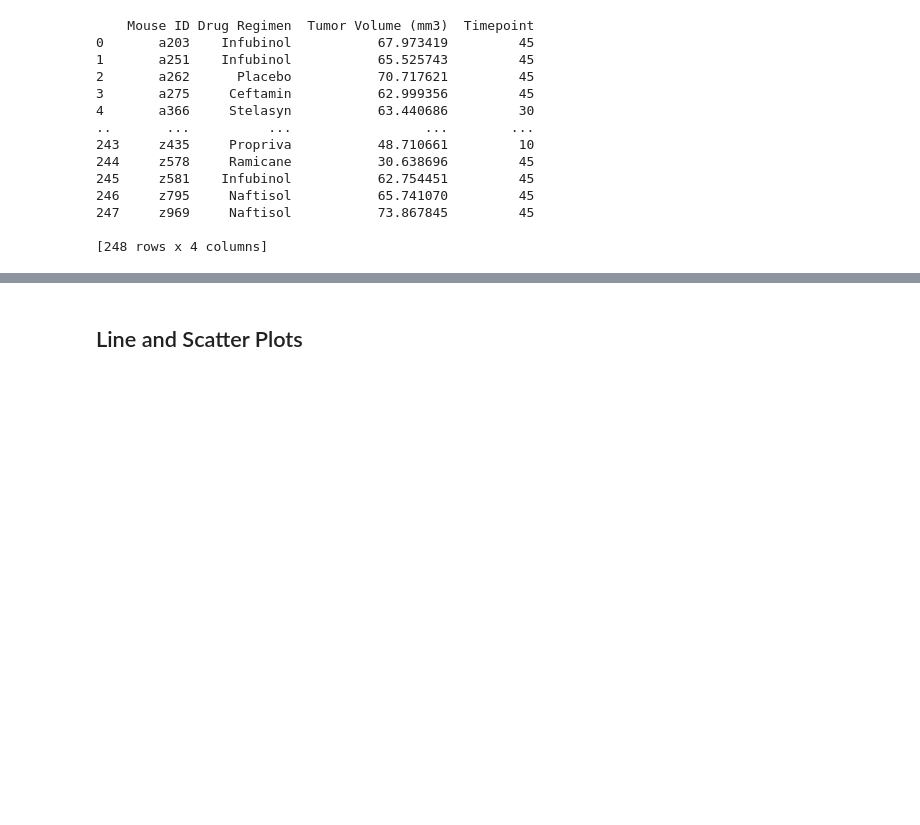
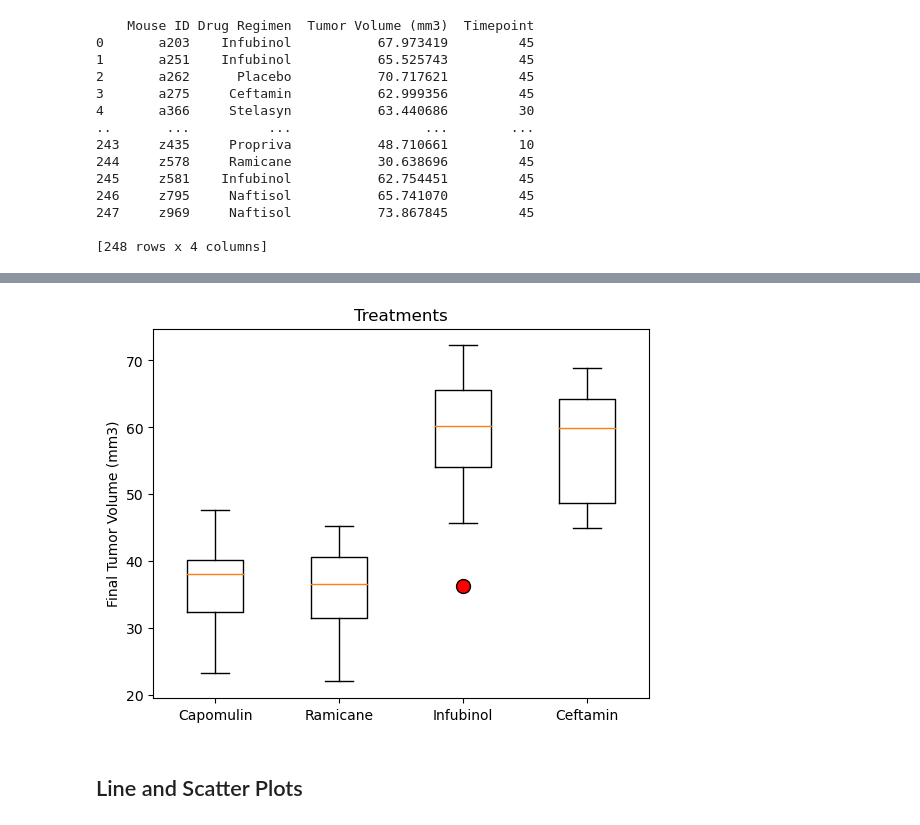
Before and after one commit to rkb81/Matplotlib-Challenge, a Jupyter notebook: pymaceuticals.ipynb, the cells around one changed output, grey strips where cells are left out. Saved outputs shown, nothing was run; the diff lists cells and outputs as text; code cells hidden in the pictures; blank space fills up the shorter version.

```diff
--- a/pymaceuticals.ipynb
+++ b/pymaceuticals.ipynb
@@ -220,7 +221,7 @@ plt.show()
 last_timepoint = clean_mouse_data.groupby(["Mouse ID"])['Timepoint'].max().reset_index()
 
 # Merge this group df with the original DataFrame to get the tumor volume at the last timepoint
-last_tumor_volume = pd.merge(last_timepoint, clean_mouse_data, on=['Mouse ID', 'Timepoint'])
+last_tumor_volume = pd.merge(last_timepoint, clean_mouse_data, on=['Mouse ID', 'Timepoint'], how = "left")
 
 print(last_tumor_volume[['Mouse ID', 'Drug Regimen', 'Tumor Volume (mm3)', 'Timepoint']])
 # %% [output]
@@ -249,7 +250,7 @@ tumor_volume_data = []
 for treatment in treatments:
 
     # Locate the rows for the current treatment and get the tumor volumes
-    treatment_data = clean_mouse_data.loc[clean_mouse_data['Drug Regimen'] == treatment, 'Tumor Volume (mm3)']
+    treatment_data = last_tumor_volume.loc[last_tumor_volume['Drug Regimen'] == treatment, 'Tumor Volume (mm3)']
 
     # Add the tumor volumes to the list
     tumor_volume_data.append(treatment_data)
@@ -259,13 +260,10 @@ for treatment in treatments:
     lower_quartile = quartiles[0.25]
     upper_quartile = quartiles[0.75]
     iqr = upper_quartile - lower_quartile
-    lower_bound = lower_quartile - 1.5 * iqr
-    upper_bound = upper_quartile + 1.5 * iqr
+    lower_bound = lower_quartile - (1.5 * iqr)
+    upper_bound = upper_quartile + (1.5 * iqr)
 
     # Determine outliers using upper and lower bounds
     outliers = treatment_data[(treatment_data < lower_bound) | (treatment_data > upper_bound)]
 
-    # Locate the rows which contain mice on each drug and get the tumor volumes
-
-
-    # add subset
+    print(f"{treatment}'s potential treatment: Number of potential outliers: {outliers}")
@@ -274,2 +276,17 @@ for treatment in treatments:
+# %%
+# Generate a box plot that shows the distrubution of the tumor volume for each treatment group.
+fig1, ax1 = plt.subplots()
+ax1.set_title('Treatments')
+ax1.set_ylabel('Final Tumor Volume (mm3)')
+
+# Pass the tumor volume data for each treatment group to the boxplot function
+ax1.boxplot(tumor_volume_data, flierprops={'marker': 'o', 'markerfacecolor': 'red', 'markersize': 10})
+
+# Set the x-axis tick labels to the treatment names
+ax1.set_xticklabels(treatments)
+
+plt.show()
+# %% [output]
+[figure, added]
 # %% [markdown]
 ## Line and Scatter Plots
```
Also changed, not shown: parts of 7 cells of this notebook.
